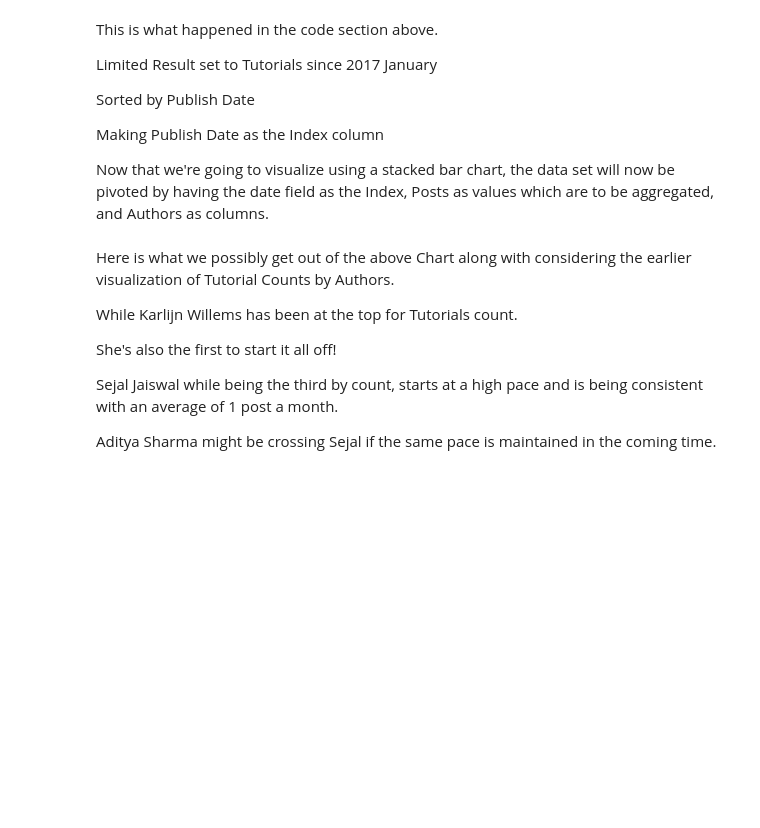
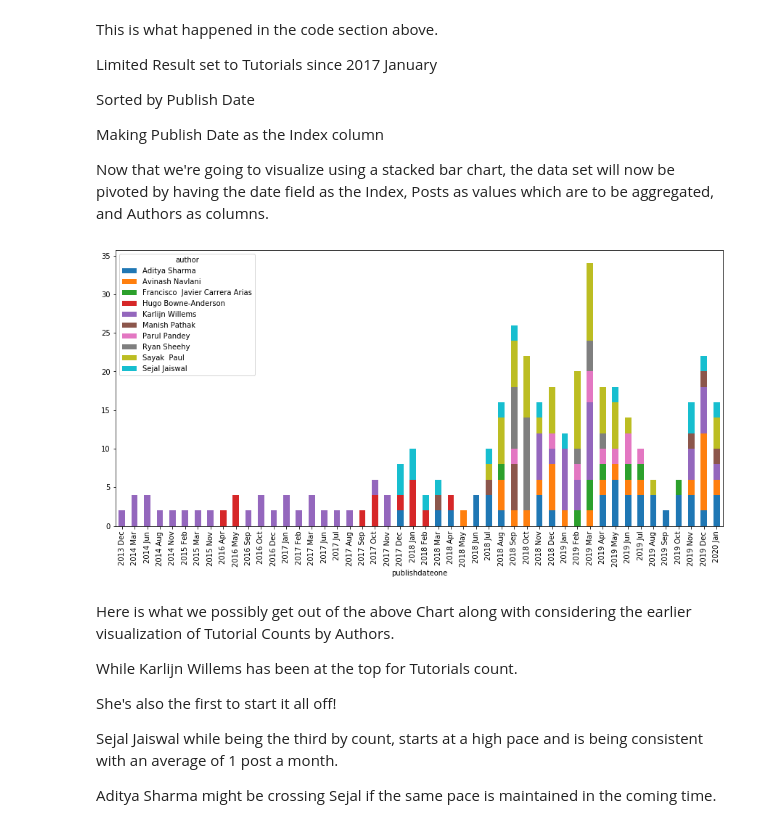
Before and after one commit to thediversecandidate/Python-BeautifulSoup-, a Jupyter notebook: Python BeautifulSoup .ipynb, the cells around one changed output. Cells and saved outputs as stored; diff of their text form; code cells hidden in the pictures; blank space fills up the shorter version.

```diff
--- a/Python BeautifulSoup .ipynb
+++ b/Python BeautifulSoup .ipynb
@@ -223,3 +256,5 @@ AttributeError: 'DataFrame' object has no attribute 'publishdate'
+# %%
+datacamp["publishdateone"] = pd.to_datetime(datacamp.publishdate.astype(str).str[0:7]+'-01')
 # %% [markdown]
 This is what happened in the code section above.
 
@@ -231,11 +266,13 @@ Making Publish Date as the Index column
 
 Now that we're going to visualize using a stacked bar chart, the data set will now be pivoted by having the date field as the Index, Posts as values which are to be aggregated, and Authors as columns.
 # %%
-dhp = dh[dh["author"].isin(topauthors)].pivot_table(index="publishdateone",values="posts",columns="author", aggfunc=np.sum)
+dhp = datacamp[datacamp["author"].isin(topauthors)].pivot_table(index="publishdateone",values="posts",columns="author", aggfunc=np.sum)
 fig, ax = plt.subplots(figsize=(15,7))
 dhp.plot(ax=ax, kind='bar', stacked=True)
 ticklabels = [item.strftime('%Y %b') for item in dhp.index]
 ax.xaxis.set_major_formatter(ticker.FixedFormatter(ticklabels))
+# %% [output]
+[figure, added]
 # %% [markdown]
 Here is what we possibly get out of the above Chart along with considering the earlier visualization of Tutorial Counts by Authors.
 
```
Also changed, not shown: parts of 21 cells of this notebook.
